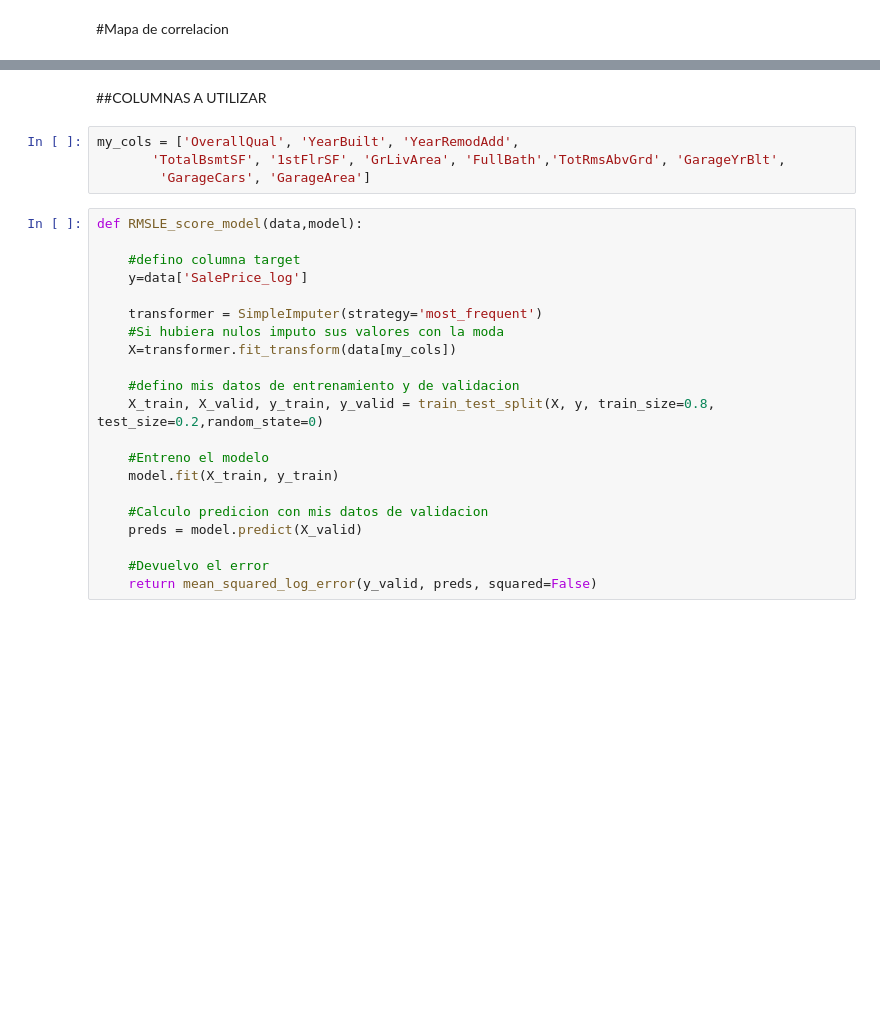
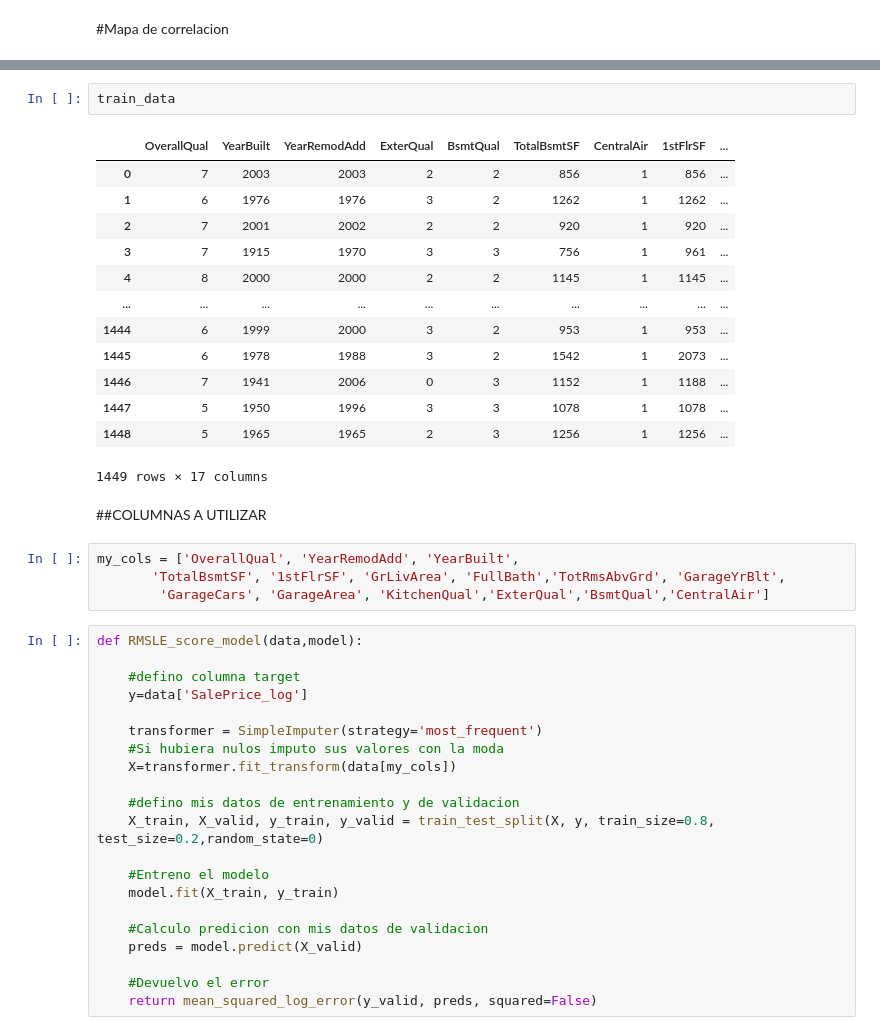
Before and after one commit to cecilia2988/House_Dreams, a Jupyter notebook: EDA.ipynb, the cells around one changed output, grey strips where cells are left out. Drawn from its saved outputs; the diff is of its cells as text; blank space fills up the shorter version.

```diff
--- a/EDA.ipynb
+++ b/EDA.ipynb
@@ -429,9 +438,25 @@ sns.heatmap(data=cor_mat,mask=mask,square=True,annot=True,cbar=True)
+# %%
+train_data
+# %% [output]
+|  | OverallQual | YearBuilt | YearRemodAdd | ExterQual | BsmtQual | TotalBsmtSF | CentralAir | 1stFlrSF | ... |
+| 0 | 7 | 2003 | 2003 | 2 | 2 | 856 | 1 | 856 | ... |
+| 1 | 6 | 1976 | 1976 | 3 | 2 | 1262 | 1 | 1262 | ... |
+| 2 | 7 | 2001 | 2002 | 2 | 2 | 920 | 1 | 920 | ... |
+| 3 | 7 | 1915 | 1970 | 3 | 3 | 756 | 1 | 961 | ... |
+| 4 | 8 | 2000 | 2000 | 2 | 2 | 1145 | 1 | 1145 | ... |
+| ... | ... | ... | ... | ... | ... | ... | ... | ... | ... |
+| 1444 | 6 | 1999 | 2000 | 3 | 2 | 953 | 1 | 953 | ... |
+| 1445 | 6 | 1978 | 1988 | 3 | 2 | 1542 | 1 | 2073 | ... |
+| 1446 | 7 | 1941 | 2006 | 0 | 3 | 1152 | 1 | 1188 | ... |
+| 1447 | 5 | 1950 | 1996 | 3 | 3 | 1078 | 1 | 1078 | ... |
+| 1448 | 5 | 1965 | 1965 | 2 | 3 | 1256 | 1 | 1256 | ... |
+1449 rows × 17 columns
 # %% [markdown]
 ##COLUMNAS A UTILIZAR
 # %%
-my_cols = ['OverallQual', 'YearBuilt', 'YearRemodAdd',
+my_cols = ['OverallQual', 'YearRemodAdd', 'YearBuilt',
        'TotalBsmtSF', '1stFlrSF', 'GrLivArea', 'FullBath','TotRmsAbvGrd', 'GarageYrBlt',
-        'GarageCars', 'GarageArea']
+        'GarageCars', 'GarageArea', 'KitchenQual','ExterQual','BsmtQual','CentralAir']
 # %%
 def RMSLE_score_model(data,model):
 
```
Also changed, not shown: parts of 23 cells of this notebook, 1 other file.
